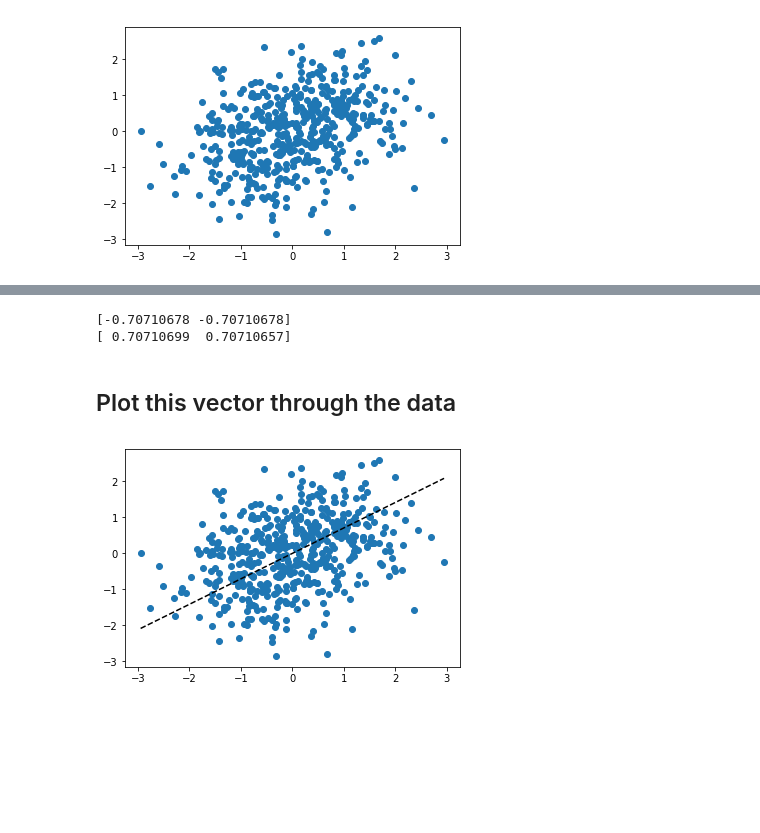
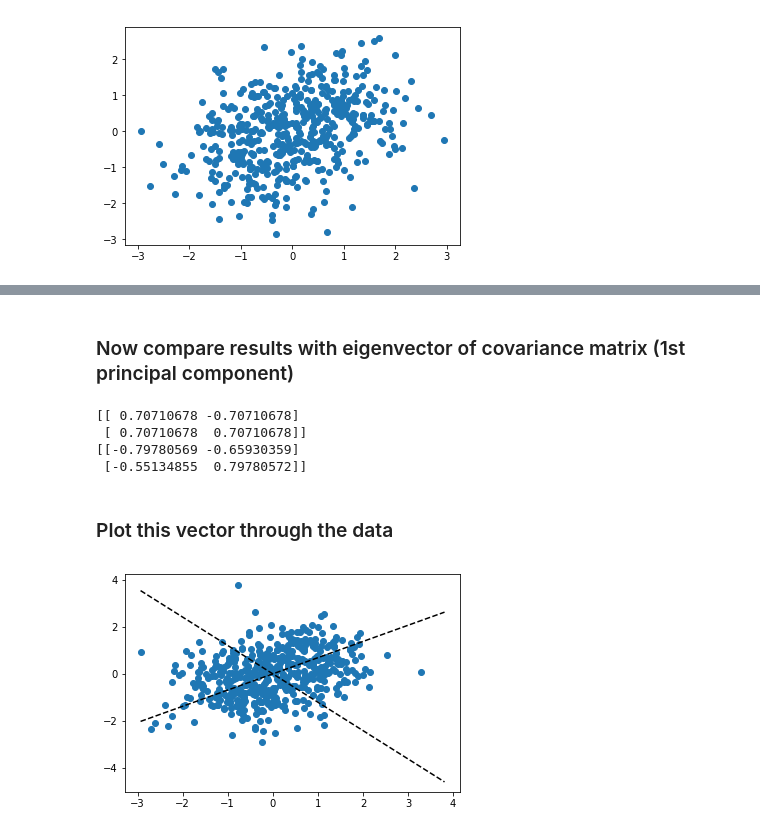
Before and after one commit to andrewlehr/machine_learning, a Jupyter notebook: ojas_rule.ipynb, the cells around one changed output, grey strips where cells are left out. Cells and saved outputs as stored; diff of their text form; code cells hidden in the pictures; blank space fills up the shorter version.

```diff
--- a/ojas_rule.ipynb
+++ b/ojas_rule.ipynb
@@ -59,0 +324,13 @@ while np.linalg.norm(W - W_prev) > tol:
+# %%
+N = 2
+n_samples = 500
+n_clouds = 2
+centers = np.array([0, 15])
+
+# Random seed
+np.random.seed(1)
+
+# Create a random data set made of two clouds of points in 3-space
+X = np.zeros((n_samples, N))
+X[0:int(n_samples/n_clouds), :] = np.random.normal(0,10,(int(n_samples/n_clouds), N)) + centers[0]
+X[int(n_samples/n_clouds):, :] = np.random.normal(0,10,(int(n_samples/n_clouds), N)) + centers[1]
@@ -59,0 +339,4 @@ while np.linalg.norm(W - W_prev) > tol:
+# %%
+# Rescale to have zero mean and standard devation 1
+scaler = StandardScaler()
+Xs = scaler.fit_transform(X)
@@ -60,21 +385,45 @@ while np.linalg.norm(W - W_prev) > tol:
+# %%
+W_sanger = np.random.normal(scale=0.25, size=(2, 2))
+prev_W_sanger = np.ones((2, 2))
+
+learning_rate = 0.00025
+tolerance = 1e-8
+
+while np.linalg.norm(prev_W_sanger - W_sanger) > tolerance:
+    prev_W_sanger = W_sanger.copy()
+    dw = np.zeros((2, 2))
+
+    for j in range(Xs.shape[0]):
+        Ysj = np.dot(Xs[j], W_sanger).reshape((2, 1))
+        QYd = np.tril(np.dot(Ysj, Ysj.T))
+        dw += np.dot(Ysj, Xs[j].reshape((1, 2))) - np.dot(QYd, W_sanger)
+
+    W_sanger += learning_rate * dw
+# %% [markdown]
+### Now compare results with eigenvector of covariance matrix (1st principal component)
 # %%
 C = np.cov(Xs.T)
 eigval, eigvec = np.linalg.eig(C)
 
-print(eigvec[0])
-print(np.reshape(W, 2))
+print(eigvec)
+print(W_sanger)
 # %% [output]
-[-0.70710678 -0.70710678]
-[ 0.70710699  0.70710657]
+[[ 0.70710678 -0.70710678]
+ [ 0.70710678  0.70710678]]
+[[-0.79780569 -0.65930359]
+ [-0.55134855  0.79780572]]
 # %% [markdown]
-## Plot this vector through the data
+### Plot this vector through the data
 # %%
+%matplotlib inline
 # Plot the data
+plt.figure()
 plt.scatter(Xs[:,0], Xs[:,1])
 
 # Plot the weight vector
 xx = np.linspace(np.min(Xs), np.max(Xs), num=500)
-plt.plot(xx, W[1]*xx, '--k')
+plt.plot(xx, W_sanger[1,0]/W_sanger[0,0]*xx, '--k')
+plt.plot(xx, W_sanger[1,1]/W_sanger[0,1]*xx, '--k')
 plt.show()
 # %% [output]
-[figure, old version]
+[figure, new version]
```
Also changed, not shown: parts of 43 cells of this notebook.
